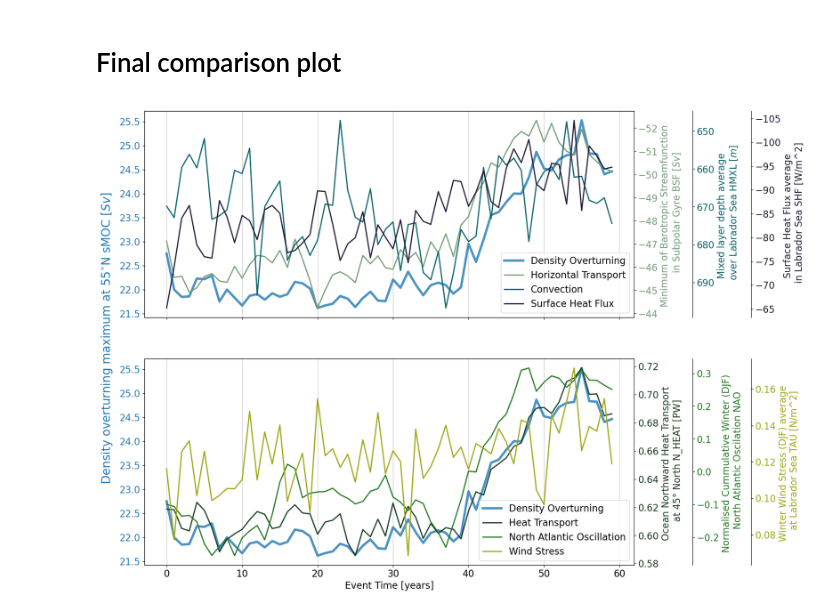
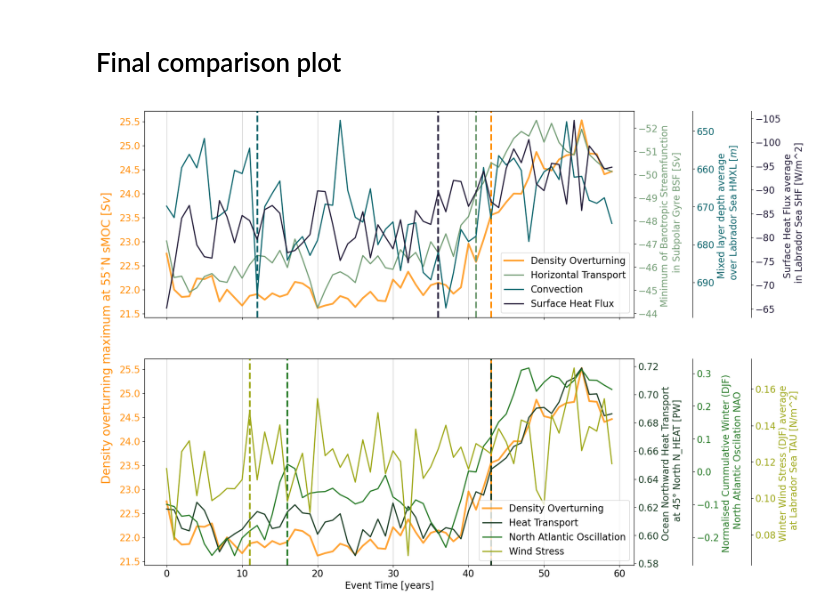
Before and after one commit to inagler/current, a Jupyter notebook: Compare_metrics_composites.ipynb, the cells around one changed output. Cells and saved outputs as stored; diff of their text form; code cells hidden in the pictures.

```diff
--- a/Compare_metrics_composites.ipynb
+++ b/Compare_metrics_composites.ipynb
@@ -548,5 +540,15 @@ plt.show()
 # %% [markdown]
 # Final comparison plot
+# %%
+def detect_first_change_point(data, window=10, threshold=1.5):
+    moving_avg = np.convolve(data, np.ones(window) / window, 'valid')
+    deviations = np.abs(data[window - 1:] - moving_avg)
+    mean_deviation = np.mean(deviations)
+    std_deviation = np.std(deviations)
+    change_points = np.where(deviations > mean_deviation + threshold * std_deviation)[0] + window - 1
+    if len(change_points) > 0:
+        return change_points[0]
+    return None
 # %%
 plt.rc('font', size=16)
 colors1 = cmo.rain(np.linspace(0.1, 1, 4))
@@ -556,13 +558,15 @@ colors2 = cmo.speed(np.linspace(0.1, 0.9, 4))
 fig, (ax1, ax2) = plt.subplots(2, 1, figsize=(15, 14), sharex=True, sharey=True)
 
 # Overall Y label
+#color = 'tab:blue'
+color = 'darkorange'
 fig.add_subplot(111, frame_on=False)
 plt.tick_params(labelcolor='none', top=False, bottom=False, left=False, right=False)
-plt.ylabel('Density overturning maximum at 55$^{\circ}$N sMOC [$Sv$]', labelpad=20, color='tab:blue', fontsize=20)
+plt.ylabel('Density overturning maximum at 55$^{\circ}$N sMOC [$Sv$]', labelpad=20, color=color, fontsize=20)
 
-color = 'tab:blue'
-ax1.plot(smoc_55N, color=color, label='Density Overturning', linewidth=4, alpha=0.8)
+ax1.plot(smoc_55N, color=color, label='Density Overturning', linewidth=3, alpha=0.8)
 ax1.tick_params(axis='y', labelcolor=color)
+ax1.axvline(x=detect_first_change_point(smoc_55N), color=color, linestyle='--', linewidth=3)
 
 ax1_1 = ax1.twinx()
 color = colors1[1]
@@ -571,6 +575,7 @@ ax1_1.set_ylabel('Minimum of Barotropic Streamfunction \n in Subpolar Gyre BSF [
 ax1_1.plot(bsf_min_spg, color=color, label=r'Horizontal Transport', linewidth=2)
 ax1_1.invert_yaxis()
 ax1_1.tick_params(axis='y', labelcolor=color)
+ax1_1.axvline(x=detect_first_change_point(bsf_min_spg), color=color, linestyle='--', linewidth=3)
 
 ax1_2 = ax1.twinx()
 color = colors1[2]
@@ -579,6 +584,7 @@ ax1_2.set_ylabel('Mixed layer depth average \n over Labrador Sea HMXL [$m$]', co
 ax1_2.plot(hmxl_lab_sea_mean*1e-1, color=color, label=r'Convection', linewidth=2)
 ax1_2.invert_yaxis()
 ax1_2.tick_params(axis='y', labelcolor=color)
+ax1_2.axvline(x=detect_first_change_point(hmxl_lab_sea_mean*1e-1), color=color, linestyle='--', linewidth=3)
 
 ax1_3 = ax1.twinx()
 color = colors1[3]
@@ -587,6 +593,8 @@ ax1_3.set_ylabel('Surface Heat Flux average \n in Labrador Sea SHF [W/m^2]', col
 ax1_3.plot(shf_lab_sea_mean, color=color, label=r'Surface Heat Flux', linewidth=2)
 ax1_3.invert_yaxis()
 ax1_3.tick_params(axis='y', labelcolor=color)
+ax1_2.axvline(x=detect_first_change_point(shf_lab_sea_mean), color=color, linestyle='--', linewidth=3)
+
 
 lns1 = ax1.get_lines()
 lns2 = ax1_1.get_lines()
@@ -597,42 +605,48 @@ labels = [l.get_label() for l in lns]
 ax1.legend(lns, labels, loc='lower right')
 ax1.xaxis.grid(True, alpha=0.7)
 
-color = 'tab:blue'
+#color = 'tab:blue'
+color = 'darkorange'
 ax2.set_xlabel('Event Time [years]')
-ax2.plot(smoc_55N, color=color, label='Density Overturning', linewidth=4, alpha=0.8)
+ax2.plot(smoc_55N, color=color, label='Density Overturning', linewidth=3, alpha=0.8)
 ax2.tick_params(axis='y', labelcolor=color)
+ax2.axvline(x=detect_first_change_point(smoc_55N), color=color, linestyle='-', linewidth=3)
 
 ax2_1 = ax2.twinx()
 color = colors2[3]
 ax2_1.spines['right'].set_position(('outward', 0))
 ax2_1.set_ylabel('Ocean Northward Heat Transport \n at 45° North N_HEAT [PW]', color=color)
 ax2_1.plot(n_heat_45N, color=color, label=r'Heat Transport', linewidth=2)
 ax2_1.tick_params(axis='y', labelcolor=color)
+ax2_1.axvline(x=detect_first_change_point(n_heat_45N), color=color, linestyle='--', linewidth=3)
 
 ax2_2 = ax2.twinx()
 color = colors2[2]
 ax2_2.spines['right'].set_position(('outward', 100))
 ax2_2.set_ylabel('Normalised Cummulative Winter (DJF) \n North Atlantic Oscilation NAO', color=color)
 ax2_2.plot(nao_DJF, color=color, label=r'North Atlantic Oscillation', linewidth=2)
 ax2_2.tick_params(axis='y', labelcolor=color)
+ax2_2.axvline(x=detect_first_change_point(nao_DJF), color=color, linestyle='--', linewidth=3)
 
 ax2_3 = ax2.twinx()
 color = colors2[1]
 ax2_3.spines['right'].set_position(('outward', 200))
 ax2_3.set_ylabel('Winter Wind Stress (DJF) average \n at Labrador Sea TAU [N/m^2]', color=color)
 ax2_3.plot(tau_march_lab_mean*1e-1, color=color, label=r'Wind Stress', linewidth=2)
 ax2_3.tick_params(axis='y', labelcolor=color)
+ax2_3.axvline(x=detect_first_change_point(tau_march_lab_mean*1e-1), color=color, linestyle='--', linewidth=3)
 
 lns1 = ax2.get_lines()
 lns2 = ax2_1.get_lines()
 lns3 = ax2_2.get_lines()
 lns4 = ax2_3.get_lines()
 lns = lns1 + lns2 + lns3 + lns4
 labels = [l.get_label() for l in lns]
-ax2.legend(lns, labels, loc='lower right')
+ax2_3.legend(lns, labels, loc='lower right', framealpha=0.8)
 
 ax2.xaxis.grid(True, alpha=0.7)
 #fig.tight_layout()
 plt.show()
+#plt.savefig(os.path.expanduser('~/phase1_CONDA/results/') + 'Figure6.png', bbox_inches='tight', dpi=300)
 # %% [output]
-[figure, old version]
+[figure, new version]
```
Also changed, not shown: parts of 8 cells of this notebook, 33 other files.
